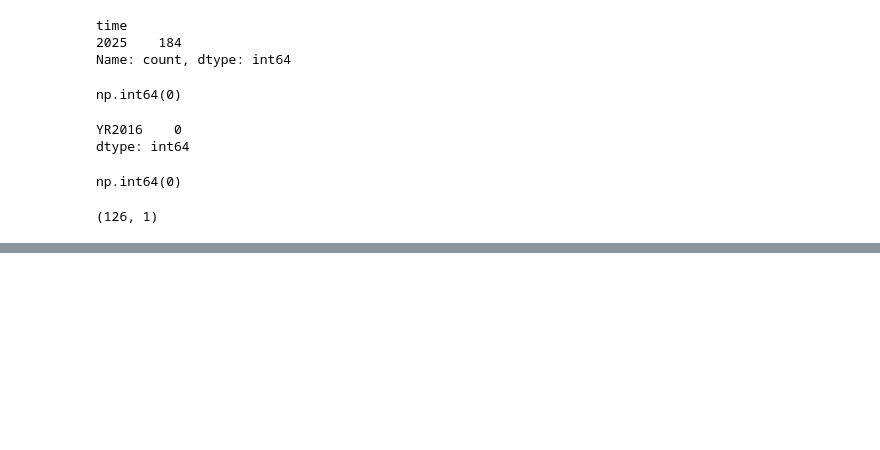
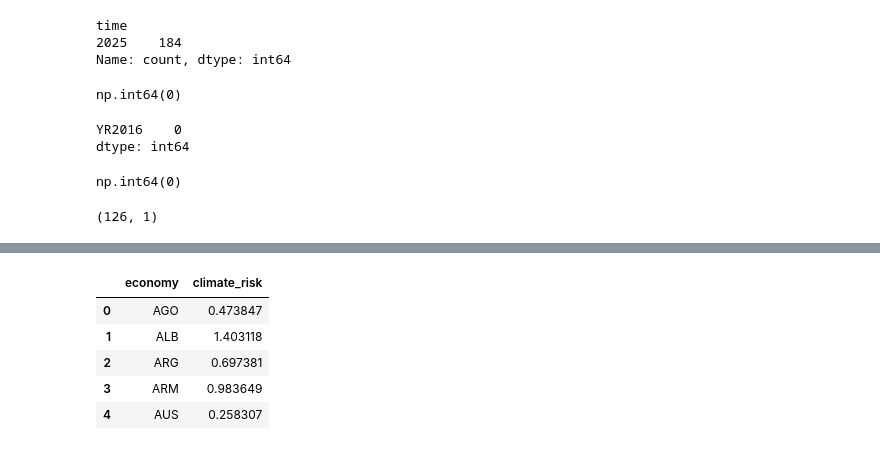
Before and after one commit to ambriapearce/life_expectancy_climate_risk, a Jupyter notebook: climate_risk.ipynb, the cells around one changed output, grey strips where cells are left out. Saved outputs shown, nothing was run; the diff lists cells and outputs as text; code cells hidden in the pictures; blank space fills up the shorter version.

```diff
--- a/climate_risk.ipynb
+++ b/climate_risk.ipynb
@@ -651,0 +669,12 @@ risk_clean.shape
+# %%
+# reset index and rename columns
+risk_2016 = risk_clean.reset_index()
+risk_2016.columns = ['economy', 'climate_risk']
+risk_2016.head()
+# %% [output]
+|  | economy | climate_risk |
+| 0 | AGO | 0.473847 |
+| 1 | ALB | 1.403118 |
+| 2 | ARG | 0.697381 |
+| 3 | ARM | 0.983649 |
+| 4 | AUS | 0.258307 |
```
Also changed, not shown: parts of 7 cells of this notebook.
